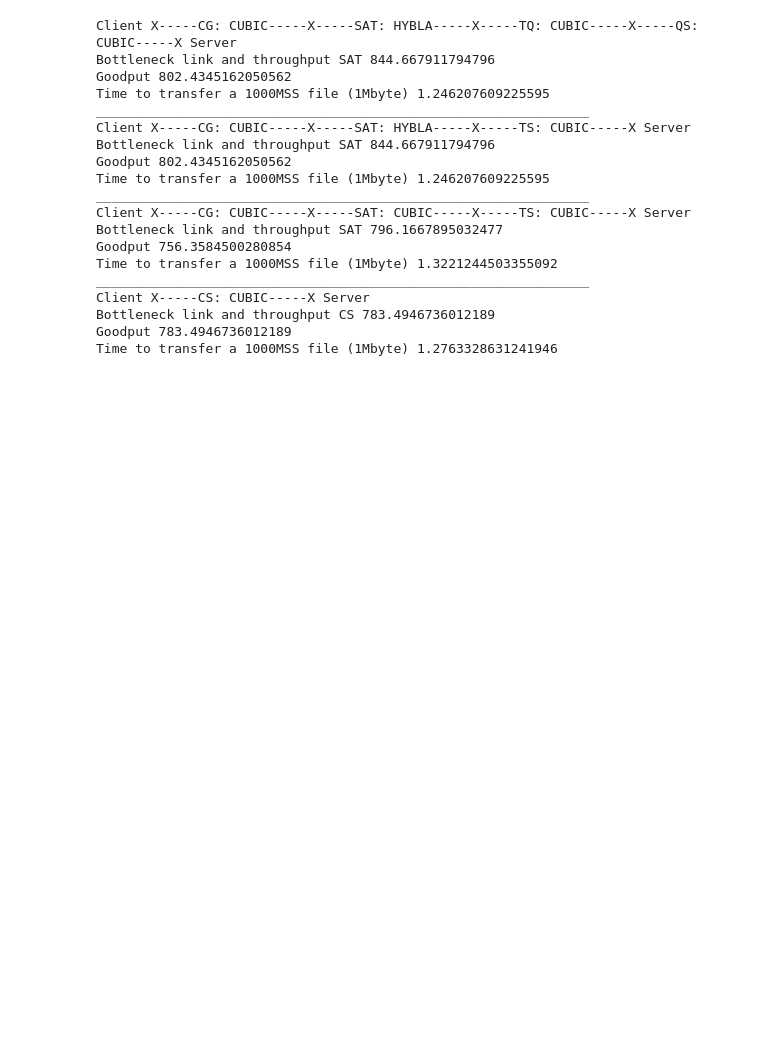
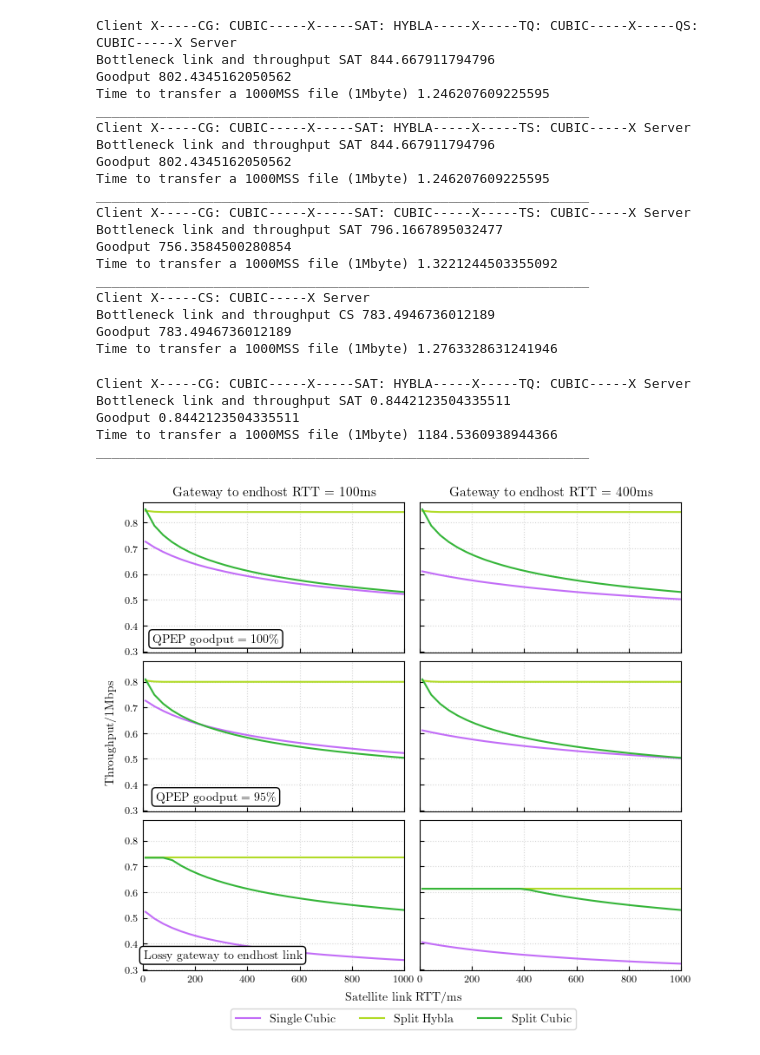
Before and after one commit to megretj/qpepcca, a Jupyter notebook: CompoundModel.ipynb, the cells around one changed output. Drawn from its saved outputs; the diff is of its cells as text; code cells hidden in the pictures; blank space fills up the shorter version.

Commit message:
plot for split model

```diff
--- a/CompoundModel.ipynb
+++ b/CompoundModel.ipynb
@@ -152,3 +153,27 @@ Client X-----CS: CUBIC-----X Server
 Bottleneck link and throughput CS 783.4946736012189
 Goodput 783.4946736012189
 Time to transfer a 1000MSS file (1Mbyte) 1.2763328631241946
+# %%
+CG = CCA_MarkovChain_CUBIC_bit(RTT_real = 0.01,packet_err = 1e-6)
+SAT_Hyb = CCA_MarkovChain_Hybla_bit(RTT_real = 0.1,packet_err = 1e-4, RTT0= 0.025)
+SAT_Cub = CCA_MarkovChain_CUBIC_bit(RTT_real = 0.1, packet_err = 1.e-4)
+TS = CCA_MarkovChain_CUBIC_bit(RTT_real = 0.01, packet_err = 1e-6)
+
+goodputRatio = 1
+
+segmented = ISP_Compound(CG=CG,SAT = SAT_Hyb,TQ = TS, goodputRatio = goodputRatio)
+print(segmented)
+segmented.compute_throughput()
+print("Bottleneck link and throughput",segmented.bottleNeck, segmented.min_throughput)
+print("Goodput", segmented.goodput())
+print("Time to transfer a 1000MSS file (1Mbyte)", segmented.time_to_transfer(filesize=1000))
+print("_______________________________________________________________")
+single = CCA_MarkovChain_Hybla_bit(RTT_real = 0.3, packet_err = 1e-4)
+single.compute_throughput()
+print("Bottleneck link and throughput",)
+# %% [output]
+Client X-----CG: CUBIC-----X-----SAT: HYBLA-----X-----TQ: CUBIC-----X Server
+Bottleneck link and throughput SAT 0.8442123504335511
+Goodput 0.8442123504335511
+Time to transfer a 1000MSS file (1Mbyte) 1184.5360938944366
+_______________________________________________________________
@@ -154,0 +283,33 @@ Time to transfer a 1000MSS file (1Mbyte) 1.2763328631241946
+# %%
+plt.rcParams.update({'text.usetex': True, "font.family": "Computer Modern Roman"})
+props = dict(boxstyle='round', facecolor='white', alpha=1)
+
+scenarios = ["Single Cubic","Split Hybla","Split Cubic"]
+colours = ['#c26df7','#b1db27','#35b539']
+
+fig, axs = plt.subplots(3,2,figsize=(8,7),sharey=True,sharex=True)
+products = [throughput,goodput,lossy]
+for i,product in enumerate(products):
+    for j, gs_rtt in enumerate([0.01,0.4]):
+        for k,scenario in enumerate(product.keys()):
+            axs[i,j].plot((sat_rtts*1000).astype(int),product[scenario][j,:], label = scenarios[k],color=colours[k])
+        #remove the xticks labels of all the plots exept the bottom one
+        axs[i,j].tick_params(axis='x', which='both', direction='in',labelsize="small", grid_alpha=0.5, grid_linestyle=':')
+        axs[i,j].tick_params(axis='y', which='both', direction='in',labelsize="small", grid_alpha=0.5, grid_linestyle=':')
+        axs[i,j].set_xlim([0,1000])
+        axs[i,j].grid()
+    if i == 0:
+        axs[i,0].set_title("Gateway to endhost RTT = 100ms", fontsize="11")
+        axs[i,1].set_title("Gateway to endhost RTT = 400ms",fontsize="11")
+lines, labels = axs[0,0].get_legend_handles_labels()
+fig.legend(lines, labels,loc='center', markerscale=0.6, ncols=3, bbox_to_anchor=(0.5, 0.03),  fancybox=True)
+fig.subplots_adjust(wspace=0.06, hspace=0.06)
+fig.text(0.07, 0.5, 'Throughput/Mbps', va='center', rotation='vertical')
+fig.text(0.5, 0.06, 'Satellite link RTT/ms', ha='center')
+fig.text(0.23, 0.65, r'QPEP goodput = 100\%', ha='center',bbox=props)
+fig.text(0.23, 0.39, r'QPEP goodput = 95\%', ha='center',bbox=props)
+fig.text(0.24, 0.13, 'Lossy gateway to endhost link', ha='center',bbox=props)
+plt.savefig('figures/split_model_results/hyblaAndCubicSplit.png', bbox_inches='tight', dpi=400)
+plt.show()
+# %% [output]
+[figure, added]
```
Also changed, not shown: parts of 7 cells of this notebook, 6 other files.
